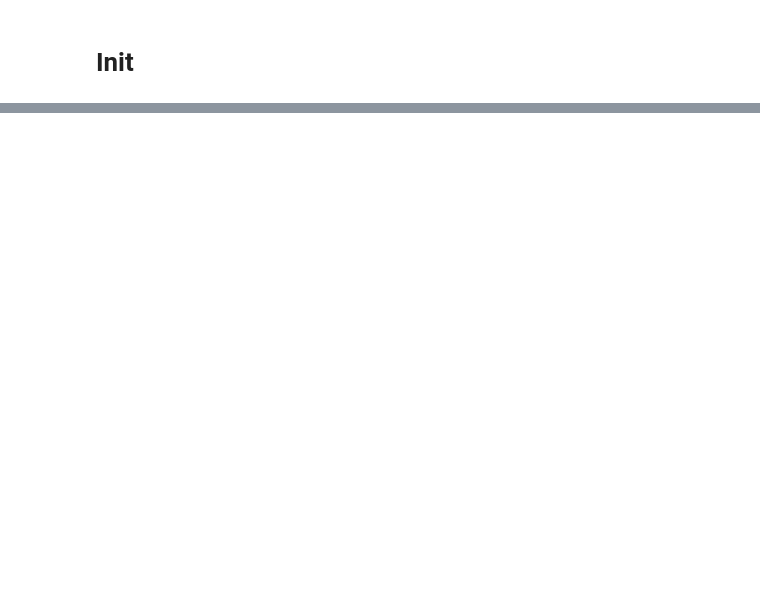
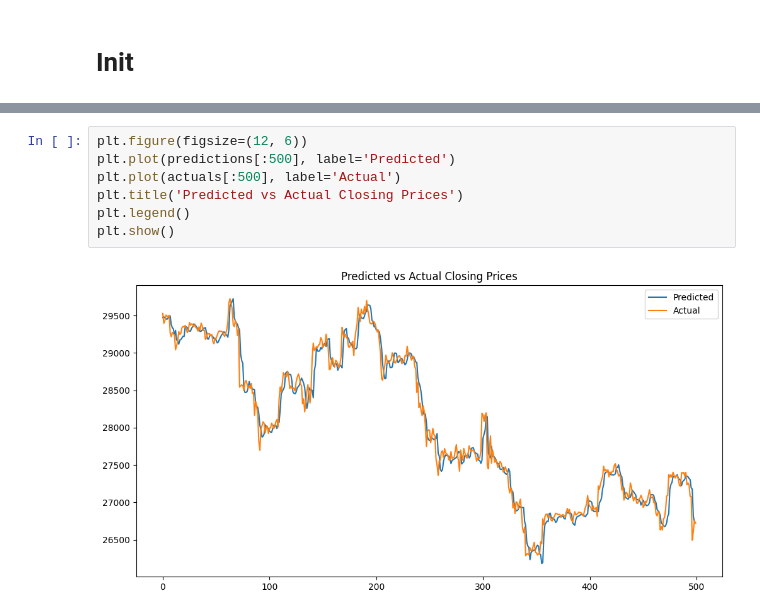
Before and after one commit to UpM-BSc-Ai-projects/Data-Mining-Project, a Jupyter notebook: Nahas (TCN)/TCN_Model.ipynb, the cells around one changed output, grey strips where cells are left out. Cells and saved outputs as stored; diff of their text form; blank space fills up the shorter version.

```diff
--- a/Nahas (TCN)/TCN_Model.ipynb
+++ b/Nahas (TCN)/TCN_Model.ipynb
@@ -259,0 +255,9 @@ Huber Loss on Test Set: 278.0477
+# %%
+plt.figure(figsize=(12, 6))
+plt.plot(predictions[:500], label='Predicted')
+plt.plot(actuals[:500], label='Actual')
+plt.title('Predicted vs Actual Closing Prices')
+plt.legend()
+plt.show()
+# %% [output]
+[figure, added]
```
Also changed, not shown: parts of 23 cells of this notebook, 1 other file.
